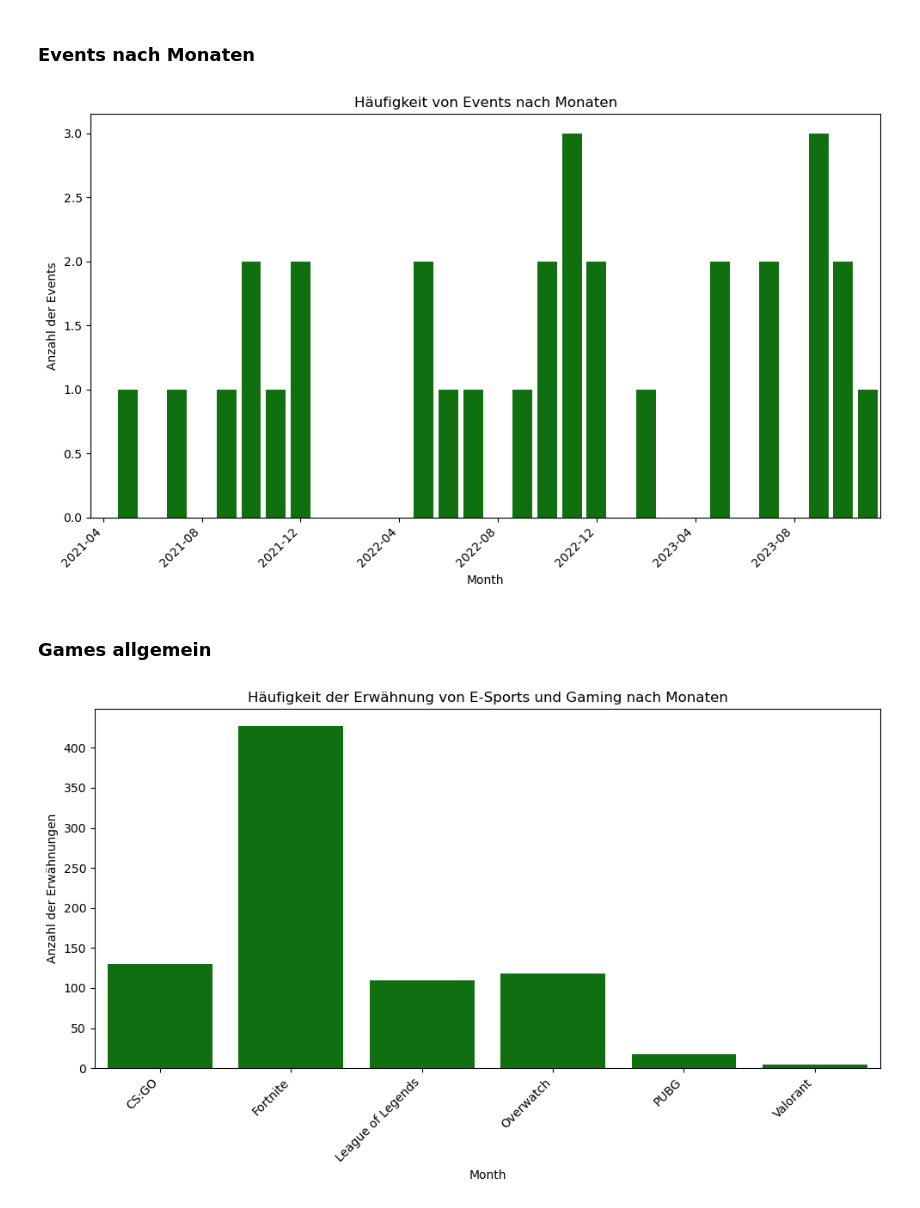
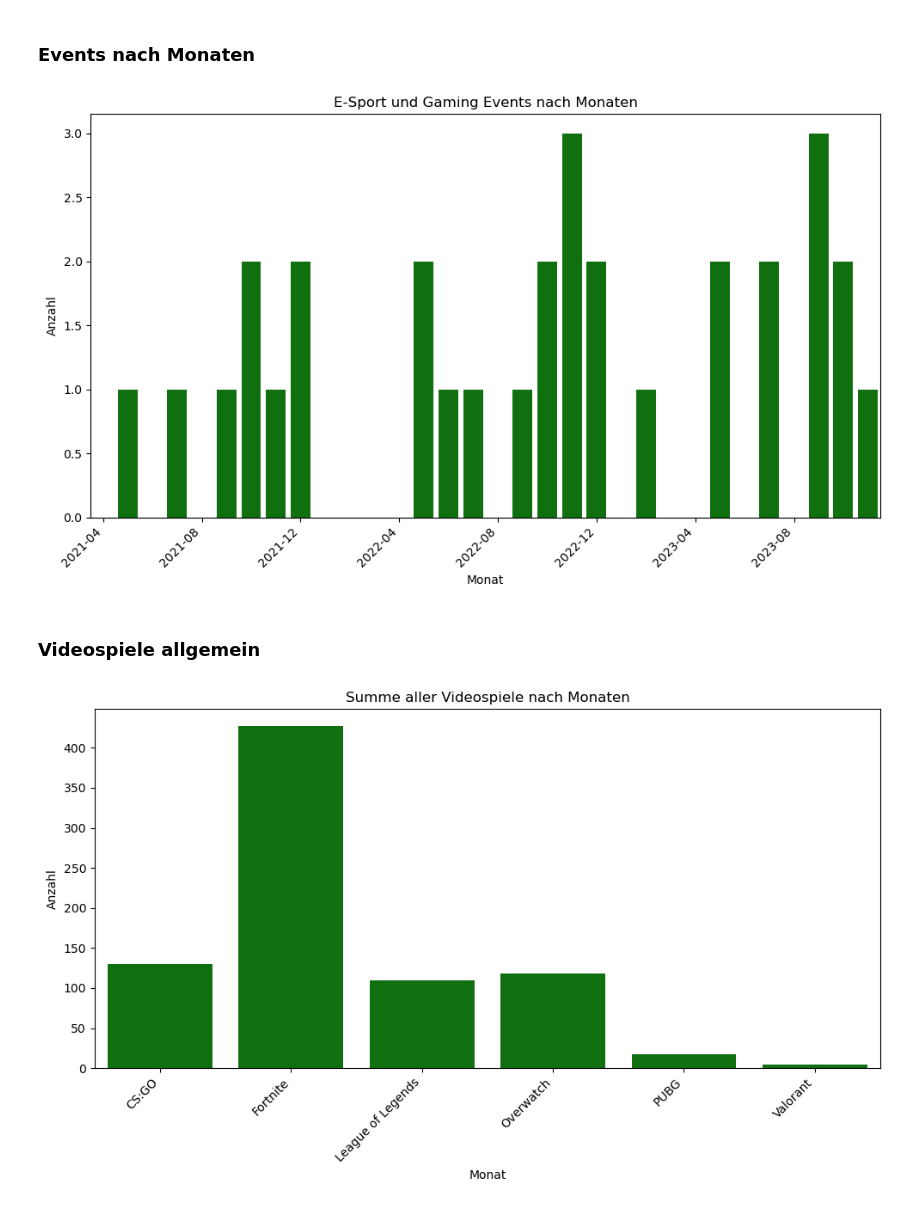
Before and after one commit to mixd304/dbuas-modul_5-applied-ds-1-studienarbeit-darius-mix, a Jupyter notebook: notebooks/eda.ipynb, the cells around one changed output. Cells and saved outputs as stored; diff of their text form; code cells hidden in the pictures.

```diff
--- a/notebooks/eda.ipynb
+++ b/notebooks/eda.ipynb
@@ -156,27 +156,27 @@ df_events_count_by_month = df_events_count_by_month.rename(columns={'index': 'Mo
 
 plt.figure(figsize=(10, 6))
 sns.barplot(data=df_events_count_by_month, x='Month', y='Count', color='green', errorbar=None)
-plt.title('Häufigkeit von Events nach Monaten')
-plt.xlabel('Month')
-plt.ylabel('Anzahl der Events')
+plt.title('E-Sport und Gaming Events nach Monaten')
+plt.xlabel('Monat')
+plt.ylabel('Anzahl')
 plt.xticks(rotation=45, ha='right')
 plt.xticks(np.arange(0, len(df_events_count_by_month), step=4))
 plt.tight_layout()
 plt.show()
 # %% [output]
-[figure, old version]
+[figure, new version]
 # %% [markdown]
-### Games allgemein
+### Videospiele allgemein
 # %%
 plt.figure(figsize=(10, 6))
 sns.barplot(data=df_games_count_total, x='Game', y='Count', color='green', errorbar=None)
-plt.title('Häufigkeit der Erwähnung von E-Sports und Gaming nach Monaten')
-plt.xlabel('Month')
-plt.ylabel('Anzahl der Erwähnungen')
+plt.title('Summe aller Videospiele nach Monaten')
+plt.xlabel('Monat')
+plt.ylabel('Anzahl')
 plt.xticks(rotation=45, ha='right')
 
 plt.tight_layout()
 plt.show()
 # %% [output]
-[figure, old version]
+[figure, new version]
 # %% [markdown]
```
Also changed, not shown: parts of 22 cells of this notebook, 7 other files.
